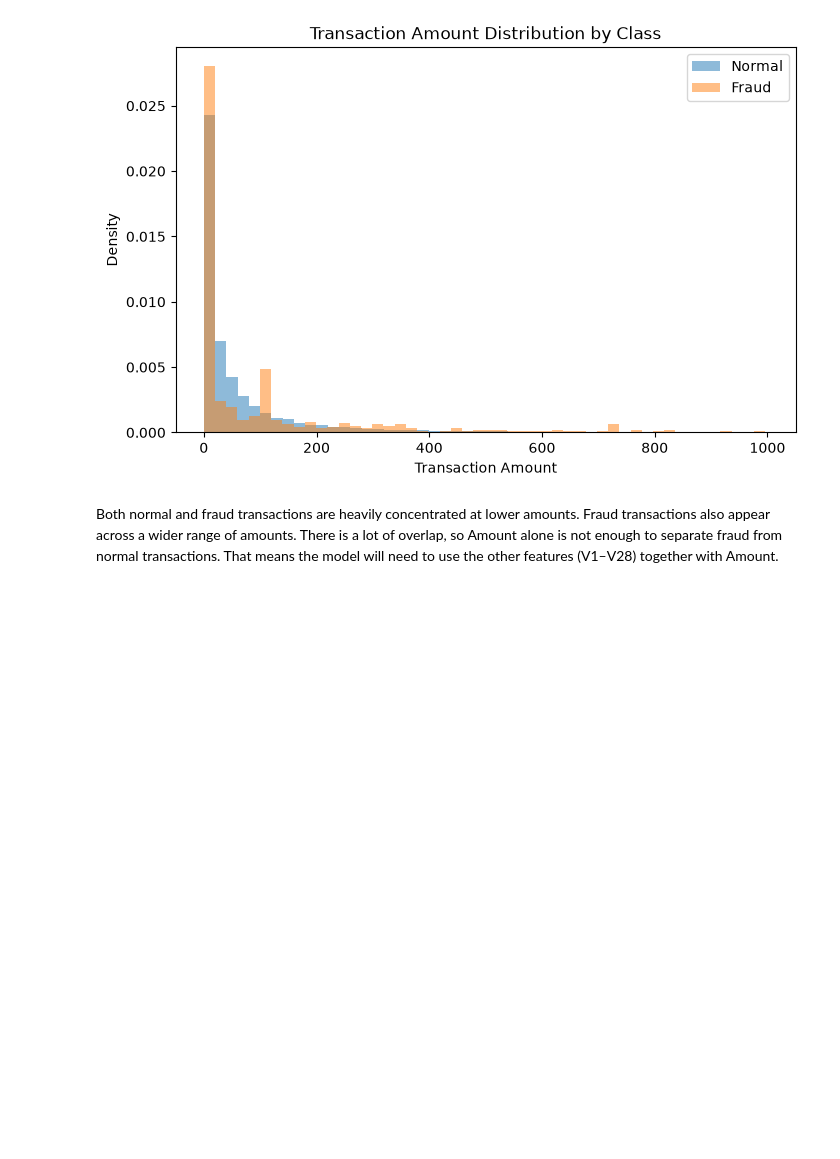
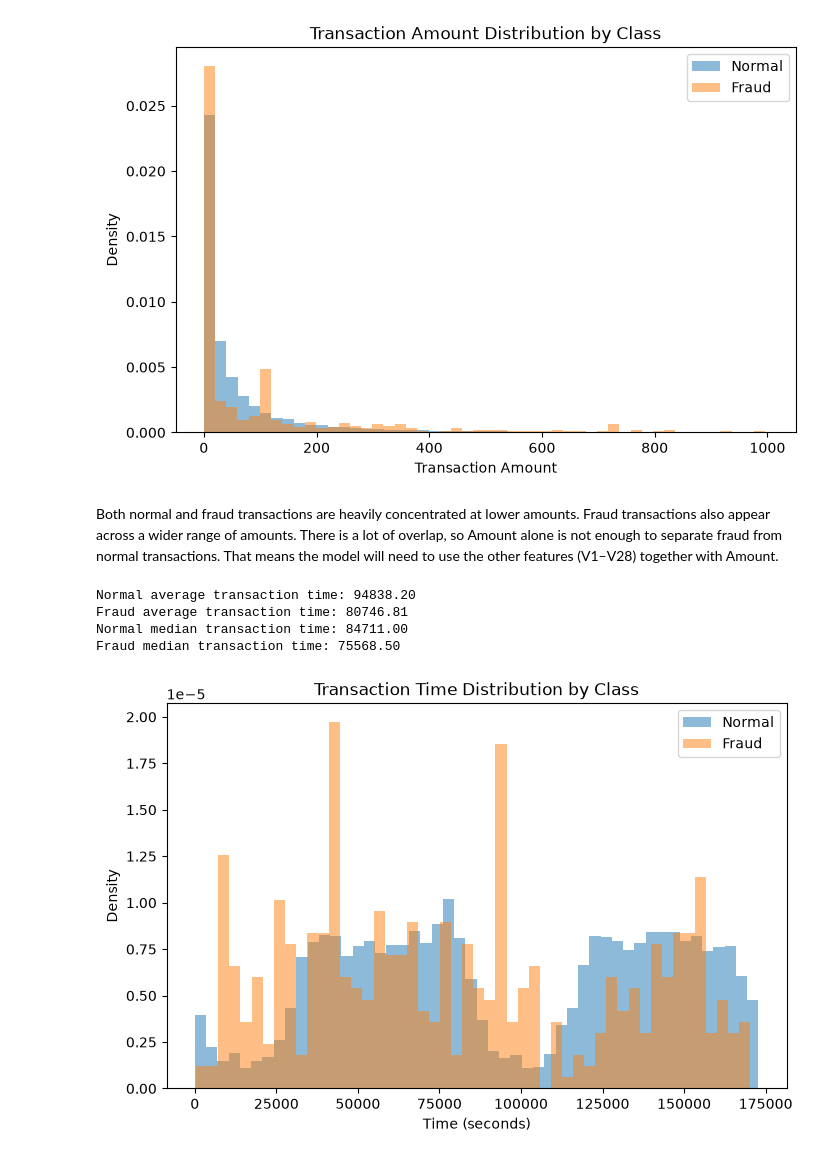
Before and after one commit to Deepakreddy1510/Credit-card-fraud-detection, a Jupyter notebook: notebooks/02_exploratory_data_analysis.ipynb, the cells around one changed output. Cells and saved outputs as stored; diff of their text form; code cells hidden in the pictures; blank space fills up the shorter version.

```diff
--- a/notebooks/02_exploratory_data_analysis.ipynb
+++ b/notebooks/02_exploratory_data_analysis.ipynb
@@ -74,3 +74,44 @@ Both normal and fraud transactions are heavily concentrated at lower amounts.
 Fraud transactions also appear across a wider range of amounts.
 There is a lot of overlap, so Amount alone is not enough to separate fraud from normal transactions.
 That means the model will need to use the other features (V1–V28) together with Amount.
+# %%
+normal_time = df[df["Class"] == 0]["Time"]
+fraud_time = df[df["Class"] == 1]["Time"]
+
+print(f"Normal average transaction time: {normal_time.mean():.2f}")
+print(f"Fraud average transaction time: {fraud_time.mean():.2f}")
+
+print(f"Normal median transaction time: {normal_time.median():.2f}")
+print(f"Fraud median transaction time: {fraud_time.median():.2f}")
+# %% [output]
+Normal average transaction time: 94838.20
+Fraud average transaction time: 80746.81
+Normal median transaction time: 84711.00
+Fraud median transaction time: 75568.50
+# %%
+plt.figure(figsize=(8, 5))
+
+plt.hist(
+    normal_time,
+    bins = 50,
+    density = True,
+    alpha = 0.5,
+    label = "Normal"
+)
+
+plt.hist(
+    fraud_time,
+    bins = 50,
+    density = True,
+    alpha = 0.5,
+    label = "Fraud"
+)
+
+plt.title("Transaction Time Distribution by Class")
+plt.xlabel("Time (seconds)")
+plt.ylabel("Density")
+plt.legend()
+
+plt.show()
+# %% [output]
+[figure, added]
```
Also changed, not shown: parts of 6 cells of this notebook, 2 other files.
